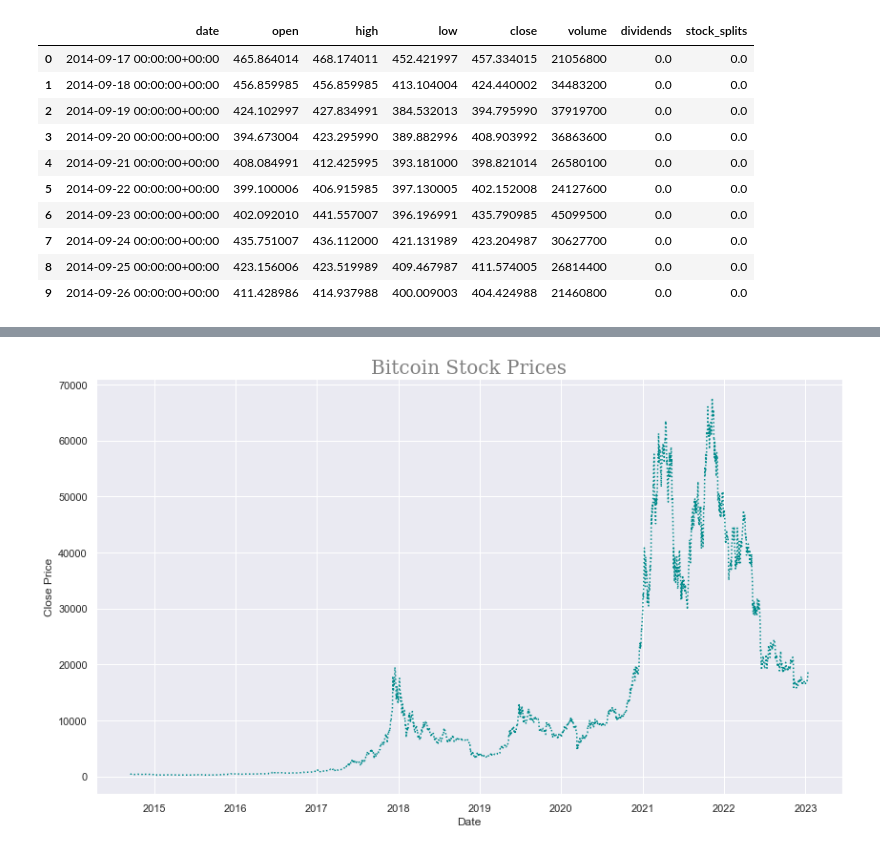
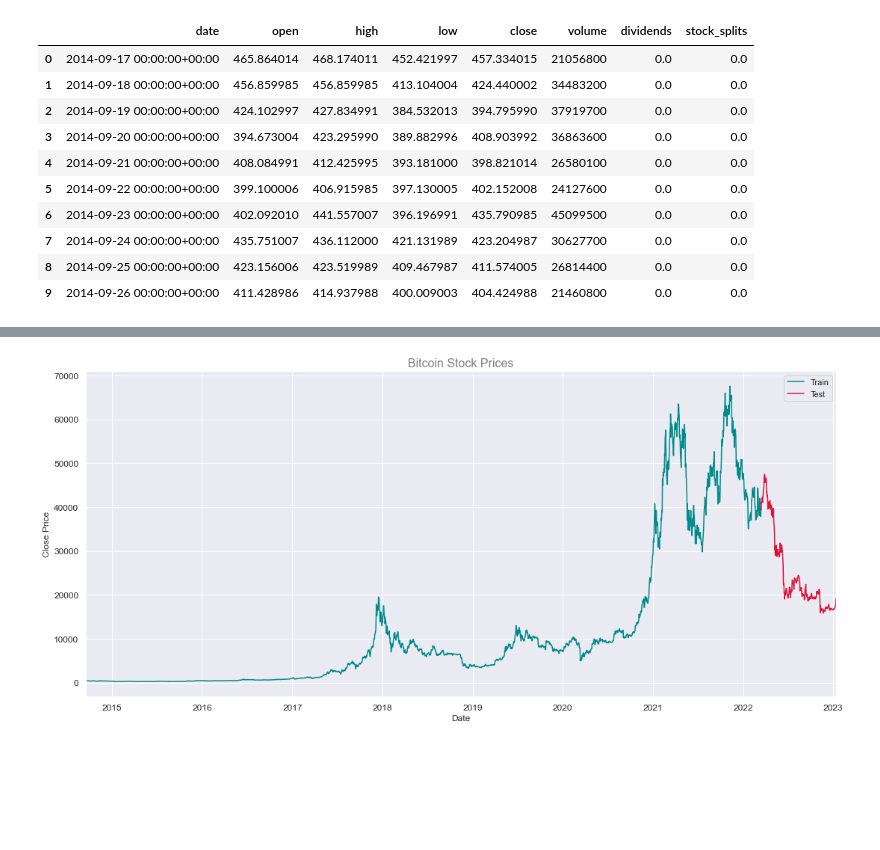
Before and after one commit to GiovannaBezerra/criptocurrency_price_prediction, a Jupyter notebook: cryptocurrency_price_prediction.ipynb, the cells around one changed output, grey strips where cells are left out. Cells and saved outputs as stored; diff of their text form; code cells hidden in the pictures; blank space fills up the shorter version.

Commit message:
including first model training

```diff
--- a/cryptocurrency_price_prediction.ipynb
+++ b/cryptocurrency_price_prediction.ipynb
@@ -91,22 +108,28 @@ memory usage: 190.1 KB
 # %%
-#Graph:
-df_btc = df_btc[["date", "close"]]
+# Sort values by date:
+df_btc = df_btc.sort_values('date')
-# %%
-x1 = np.array(df_btc.date)
-#x2 =
-y1 = np.array(df_btc.close)
-#y2 = np.array(df_btc.close)
-
-font1 = {'family':'serif','color':'gray','size':20}
-sns.set_theme()
-
-plt.figure(figsize=(14, 8))
-plt.plot(x1,y1,ls = 'dotted',color = 'DarkCyan')
-plt.title("Bitcoin Stock Prices", fontdict = font1)
-plt.xlabel("Date")
-plt.ylabel("Close Price")
-#plt.legend(('xxx','xxx'))
-#plt.ylim(50,400) (definir limite da escala do eito y)
-plt.show()
-# %% [output]
-[figure, removed]
+# %%
+# Use ratio 90:10 to split test and train data, it means 90% of the data for training and 10% for test:
+count_lines = df_btc.shape[0]
+limit = int(count_lines*0.9)
+# %%
+# Split train-test dataset:
+df_train = df_btc.iloc[:limit]
+df_test = df_btc.iloc[limit:]
+# %%
+# Graph:
+
+df_train_graph = df_train.set_index('date')
+df_test_graph = df_test.set_index('date')
+
+
+sns.set_theme()
+df_train_graph.close.plot( figsize=(18,8), fontsize=12, label='Train', color='DarkCyan')
+df_test_graph.close.plot(figsize=(18,8), fontsize=12, label='Test', color='Crimson')
+plt.legend()
+plt.title("Bitcoin Stock Prices", fontsize=16, color='Grey')
+plt.xlabel("Date")
+plt.ylabel("Close Price")
+plt.show()
+# %% [output]
+[figure, added]
```
Also changed, not shown: parts of 23 cells of this notebook.
